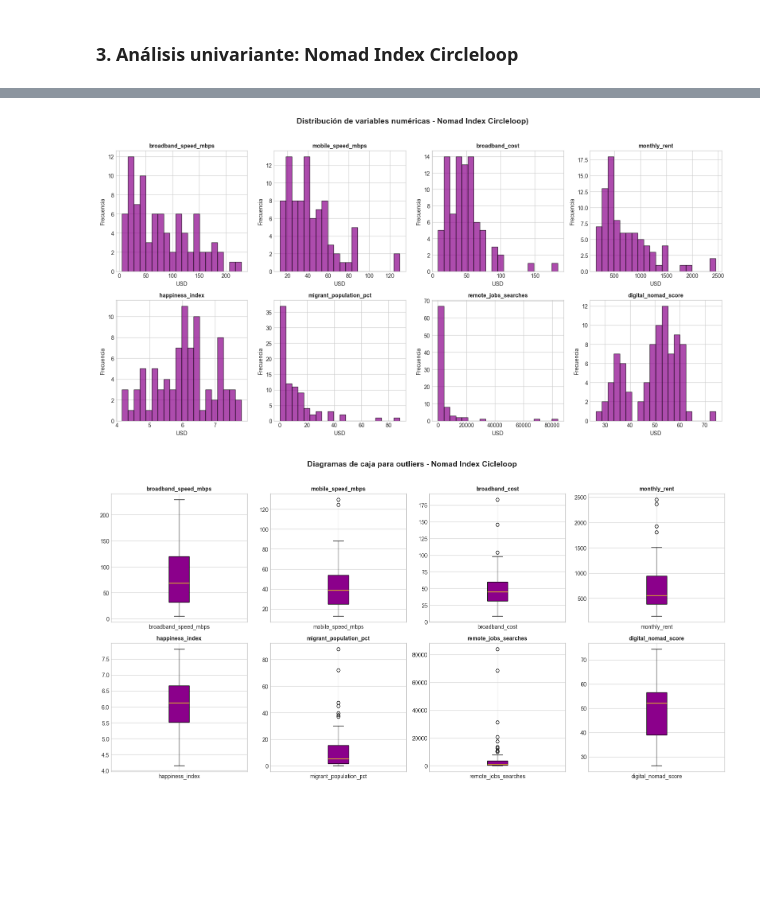
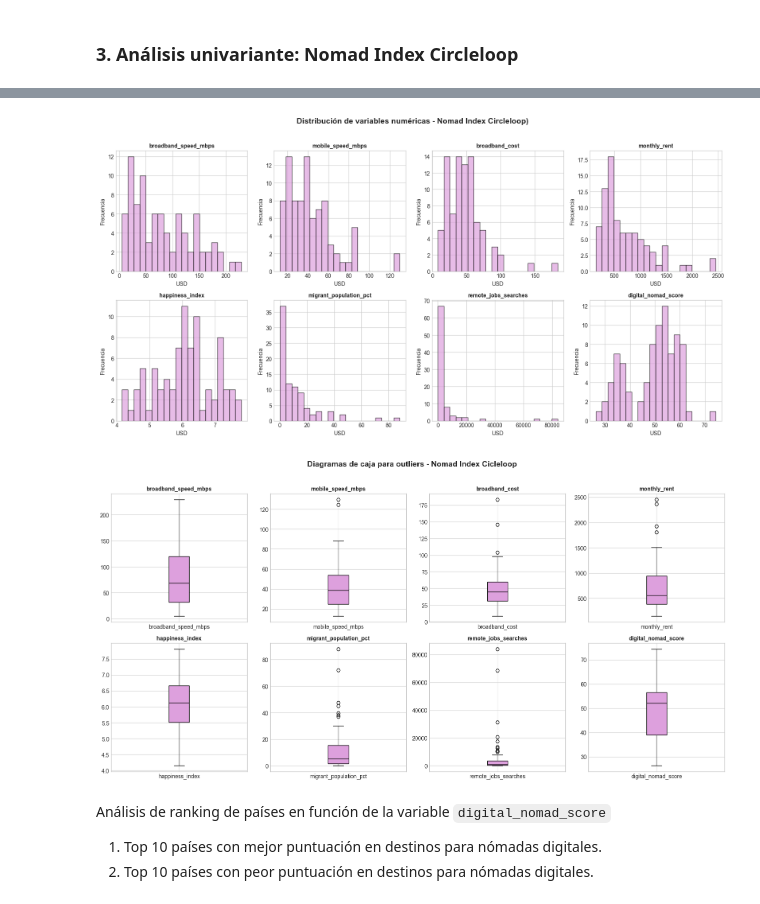
Before and after one commit to danielaaguirrej55-source/EDA-Nomadismo-Digital, a Jupyter notebook: src/notebooks/EDA-univariante_juanfcia_draft.ipynb, the cells around one changed output, grey strips where cells are left out. Saved outputs shown, nothing was run; the diff lists cells and outputs as text; code cells hidden in the pictures; blank space fills up the shorter version.

```diff
--- a/src/notebooks/EDA-univariante_juanfcia_draft.ipynb
+++ b/src/notebooks/EDA-univariante_juanfcia_draft.ipynb
@@ -293,7 +293,7 @@ axes = axes.flatten()
 
 for i, idx in enumerate(added_vars_list):
     ax = axes[i]
-    df_cost[idx].hist(bins=50, ax=ax, color='darkgreen', edgecolor='black', alpha=0.7)
+    df_cost[idx].hist(bins=50, ax=ax, color='palegreen', edgecolor='black', alpha=0.7)
     ax.set_title(idx, fontsize=10, fontweight='bold')
     ax.set_xlabel('USD')
     ax.set_ylabel('Frecuencia')
@@ -311,8 +311,8 @@ for i, idx in enumerate(added_vars_list):
     ax = axes[i]
     df_cost.boxplot(column=idx, ax=ax,
                     patch_artist=True,
-                    boxprops=dict(facecolor='darkgreen', color='black'),
-                    medianprops=dict(color='red'))
+                    boxprops=dict(facecolor='palegreen', color='black'),
+                    medianprops=dict(color='black'))
     ax.set_title(idx, fontsize=10, fontweight='bold')
 
 plt.suptitle('Diagramas de caja para outliers en variables agregadas - Cost of Living', fontsize=14, fontweight='bold', y=1.02)
@@ -415,40 +415,45 @@ vars_list_circleloop = [
     'migrant_population_pct',
     'remote_jobs_searches',
     'digital_nomad_score'
-]
+    ]
 
 # Histogramas para ver la distribución de toda la lista de variables clave
 
 fig, axes = plt.subplots(2, 4, figsize=(16, 8))
 axes = axes.flatten()
 
 for i, var in enumerate(vars_list_circleloop):
     ax = axes[i]
-    df_circleloop[var].hist(bins=20, ax=ax, color='darkmagenta', edgecolor='black', alpha=0.7)
+    df_circleloop[var].hist(bins=20, ax=ax, color='plum', edgecolor='black', alpha=0.7)
     ax.set_title(var, fontsize=10, fontweight='bold')
     ax.set_xlabel('USD')
     ax.set_ylabel('Frecuencia')
 
 plt.suptitle('Distribución de variables numéricas - Nomad Index Circleloop)', fontsize=14, fontweight='bold', y=1.02)
 plt.tight_layout()
 plt.show()
 
 # Mostramos los diagramas de caja para ver outliers en las mismas variables
 
 fig, axes = plt.subplots(2, 4, figsize=(16, 8))
 axes = axes.flatten()
 
 for i, var in enumerate(vars_list_circleloop):
     ax = axes[i]
     df_circleloop.boxplot(column=var, ax=ax,
                     patch_artist=True,
-                    boxprops=dict(facecolor='darkmagenta', color='black'),
-                    medianprops=dict(color='yellow'))
+                    boxprops=dict(facecolor='plum', color='black'),
+                    medianprops=dict(color='black'))
     ax.set_title(var, fontsize=10, fontweight='bold')
 
 plt.suptitle('Diagramas de caja para outliers - Nomad Index Cicleloop', fontsize=14, fontweight='bold', y=1.02)
 plt.tight_layout()
 plt.show()
 # %% [output]
-[figure, old version]
+[figure, new version]
-[figure, old version]
+[figure, new version]
+# %% [markdown]
+Análisis de ranking de países en función de la variable `digital_nomad_score`
+
+1. Top 10 países con mejor puntuación en destinos para nómadas digitales.
+2. Top 10 países con peor puntuación en destinos para nómadas digitales.
```
Also changed, not shown: parts of 6 cells of this notebook.
